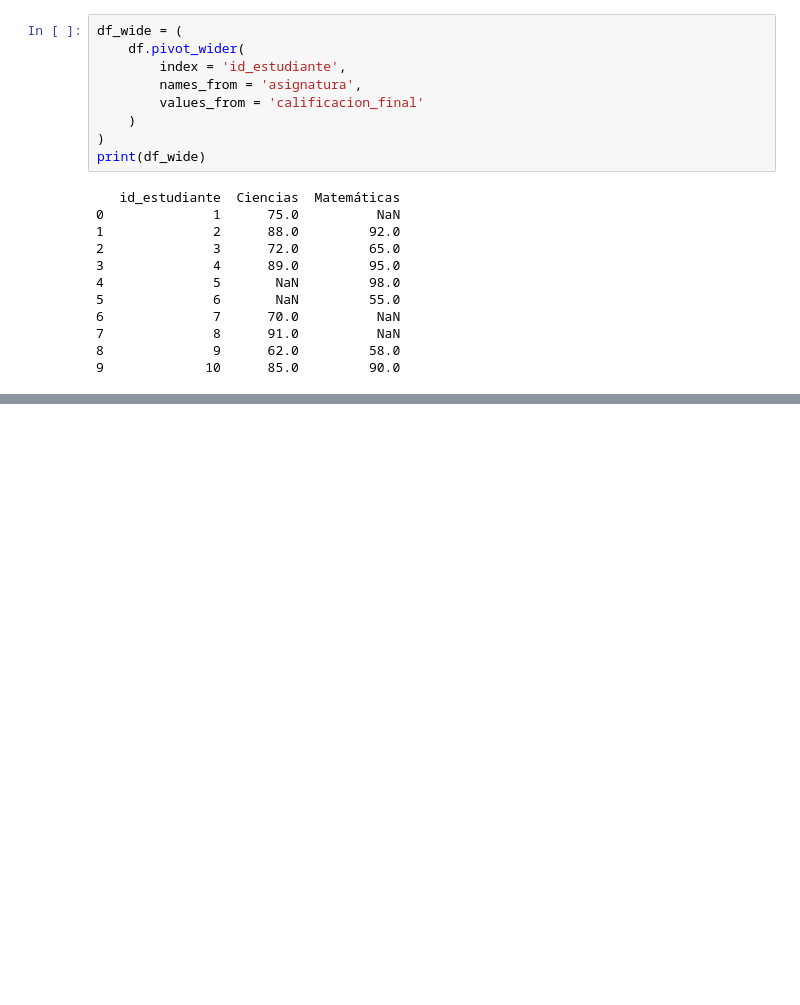
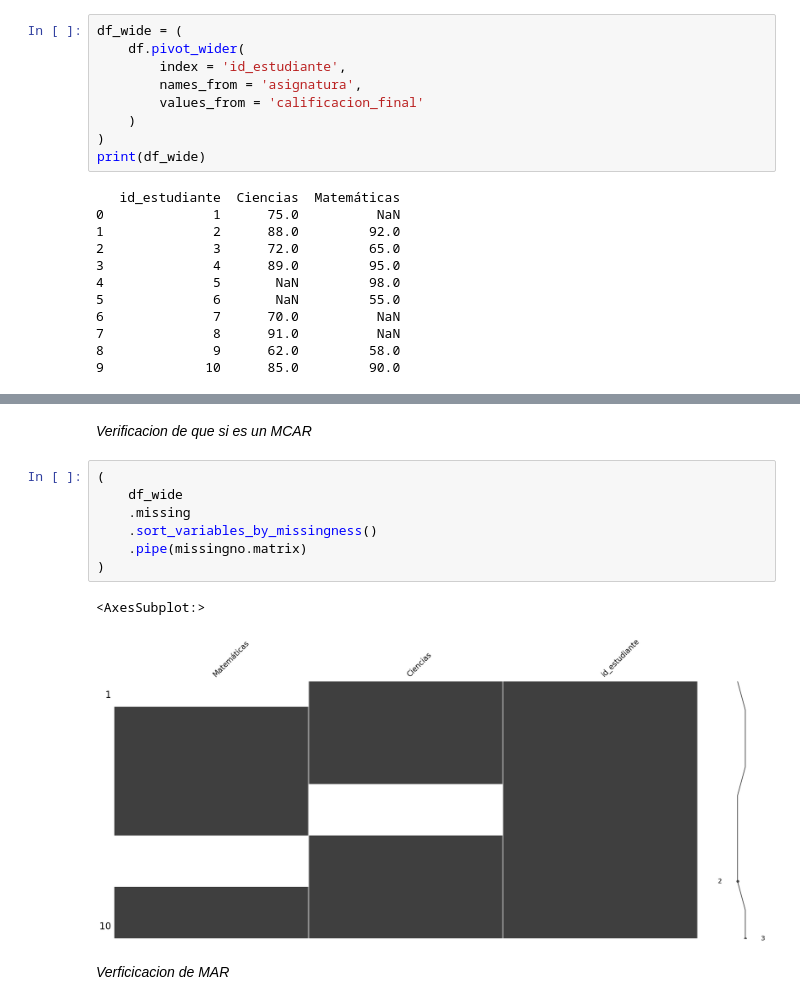
Before and after one commit to fcisnerosr/datos_faltantes, a Jupyter notebook: curso-datos-faltantes-main/mio/003_mecanismo_datos_faltantes/003_mecanismo_datos_faltantes.ipynb, the cells around one changed output, grey strips where cells are left out. Cells and saved outputs as stored; diff of their text form; blank space fills up the shorter version.

```diff
--- a/curso-datos-faltantes-main/mio/003_mecanismo_datos_faltantes/003_mecanismo_datos_faltantes.ipynb
+++ b/curso-datos-faltantes-main/mio/003_mecanismo_datos_faltantes/003_mecanismo_datos_faltantes.ipynb
@@ -60,0 +87,14 @@ print(df_wide)
+# %% [markdown]
+_Verificacion de que si es un MCAR_
+# %%
+(
+    df_wide
+    .missing
+    .sort_variables_by_missingness()
+    .pipe(missingno.matrix)
+)
+# %% [output]
+<AxesSubplot:>
+[figure, added]
+# %% [markdown]
+_Verficicacion de MAR_
```
Also changed, not shown: parts of 4 cells of this notebook.
